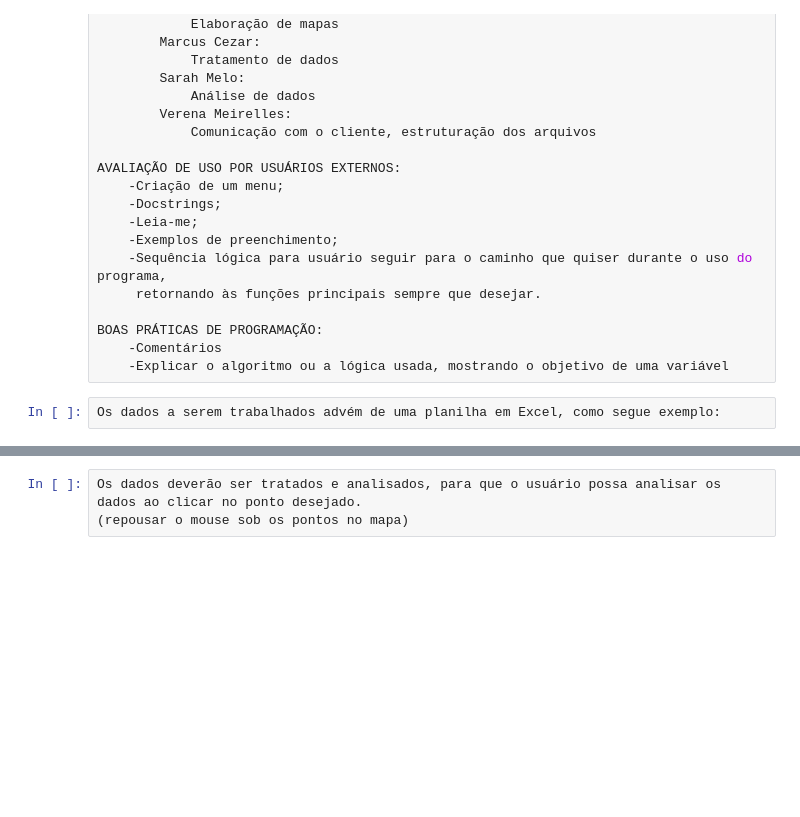
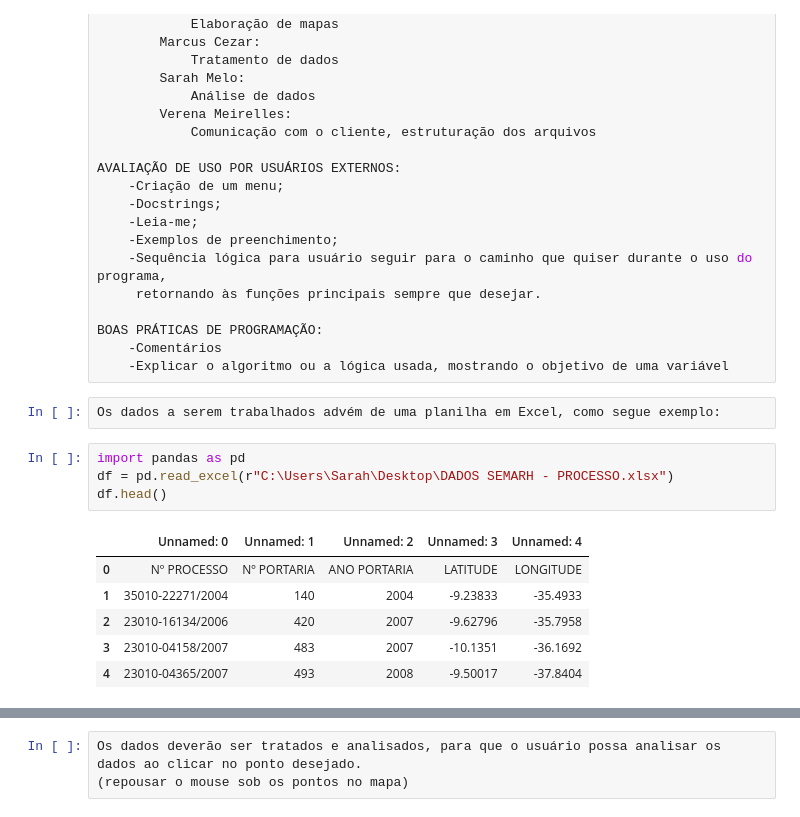
Before and after one commit to dinossarah/icdfoz, a Jupyter notebook: FOZ - ICD.ipynb, the cells around one changed output, grey strips where cells are left out. Drawn from its saved outputs; the diff is of its cells as text; blank space fills up the shorter version.

```diff
--- a/FOZ - ICD.ipynb
+++ b/FOZ - ICD.ipynb
@@ -58,6 +58,17 @@ BOAS PRÁTICAS DE PROGRAMAÇÃO:
     -Explicar o algoritmo ou a lógica usada, mostrando o objetivo de uma variável
 # %%
 Os dados a serem trabalhados advém de uma planilha em Excel, como segue exemplo:
+# %%
+import pandas as pd
+df = pd.read_excel(r"C:\Users\Sarah\Desktop\DADOS SEMARH - PROCESSO.xlsx")
+df.head()
+# %% [output]
+|  | Unnamed: 0 | Unnamed: 1 | Unnamed: 2 | Unnamed: 3 | Unnamed: 4 |
+| 0 | Nº PROCESSO | Nº PORTARIA | ANO PORTARIA | LATITUDE | LONGITUDE |
+| 1 | 35010-22271/2004 | 140 | 2004 | -9.23833 | -35.4933 |
+| 2 | 23010-16134/2006 | 420 | 2007 | -9.62796 | -35.7958 |
+| 3 | 23010-04158/2007 | 483 | 2007 | -10.1351 | -36.1692 |
+| 4 | 23010-04365/2007 | 493 | 2008 | -9.50017 | -37.8404 |
 # %%
 import pandas as pd
 df = pd.read_excel(r"C:\Users\Sarah\Desktop\SEMARH.xlsx")
```
Also changed, not shown: parts of 1 cell of this notebook, 2 other files.
